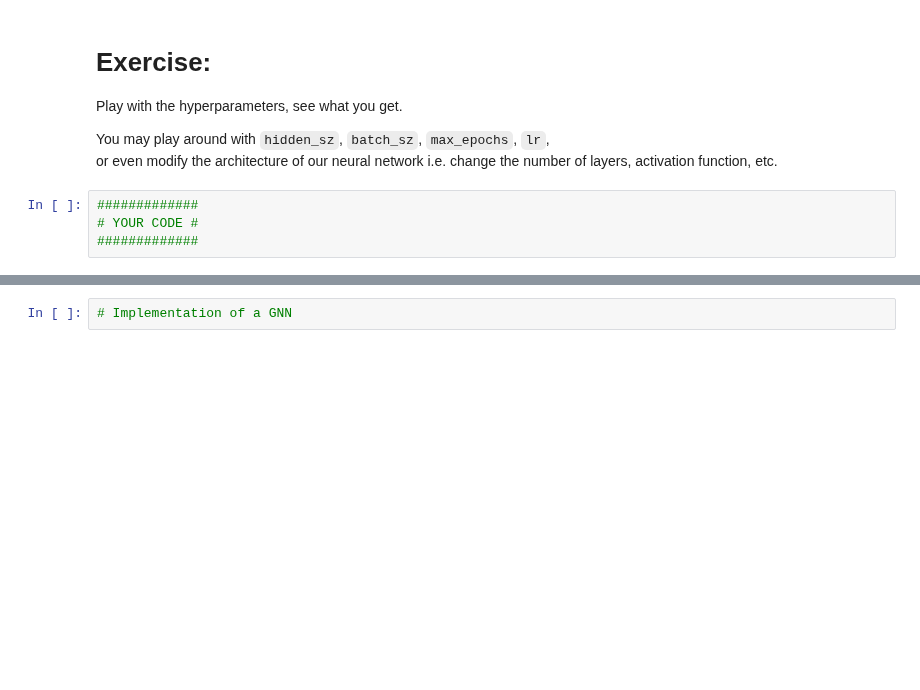
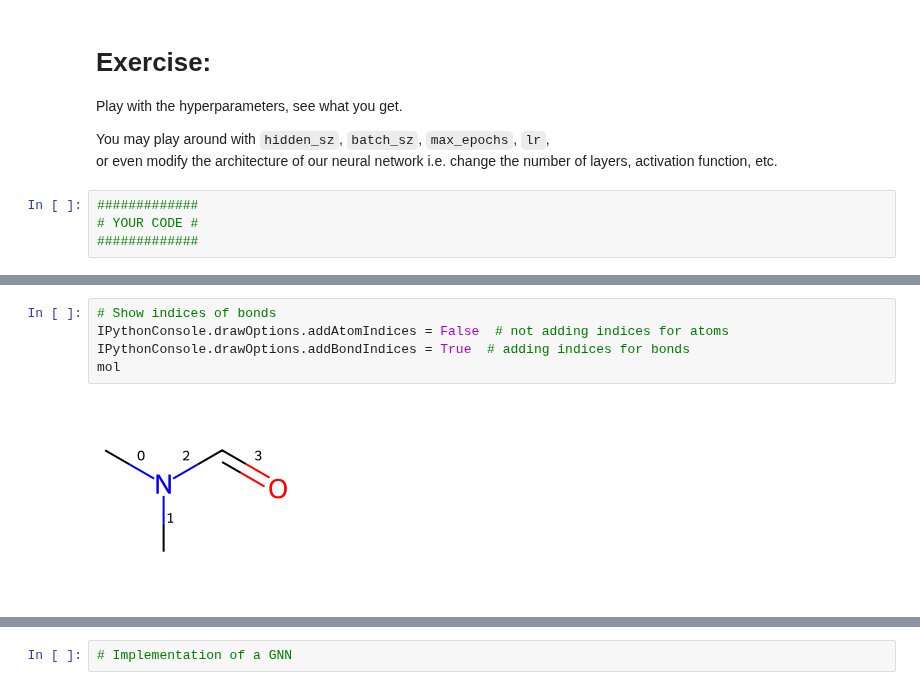
Before and after one commit to schwallergroup/ai4chem_course, a Jupyter notebook: notebooks/03 - Intro to Deep Learning/intro_to_dl.ipynb, the cells around one changed output, grey strips where cells are left out. Cells and saved outputs as stored; diff of their text form; blank space fills up the shorter version.

```diff
--- a/notebooks/03 - Intro to Deep Learning/intro_to_dl.ipynb
+++ b/notebooks/03 - Intro to Deep Learning/intro_to_dl.ipynb
@@ -325,0 +432,7 @@ This is what **we assume** and thus what **we tell our model**. The specific det
+# %%
+# Show indices of bonds
+IPythonConsole.drawOptions.addAtomIndices = False  # not adding indices for atoms
+IPythonConsole.drawOptions.addBondIndices = True  # adding indices for bonds
+mol
+# %% [output]
+[figure, added]
```
Also changed, not shown: parts of 12 cells of this notebook.
